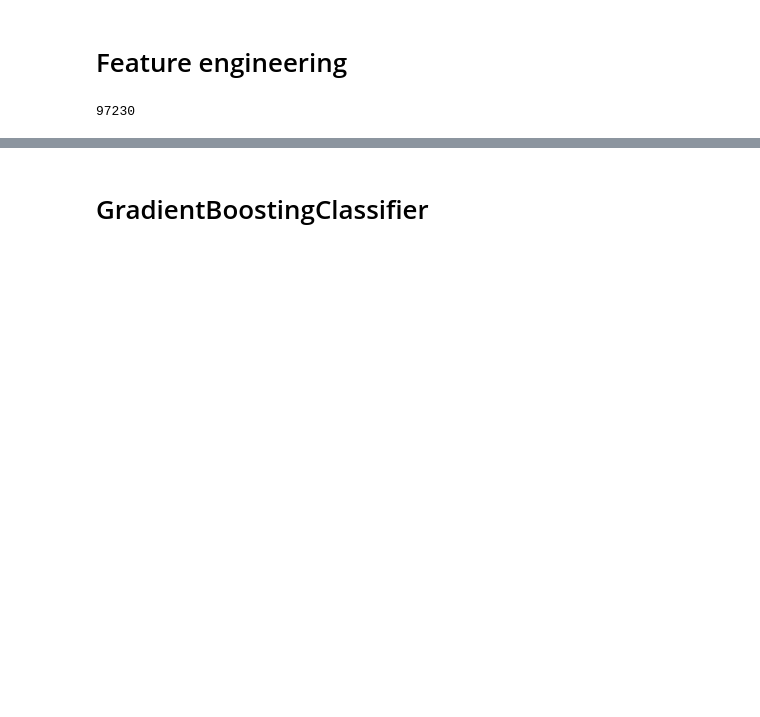
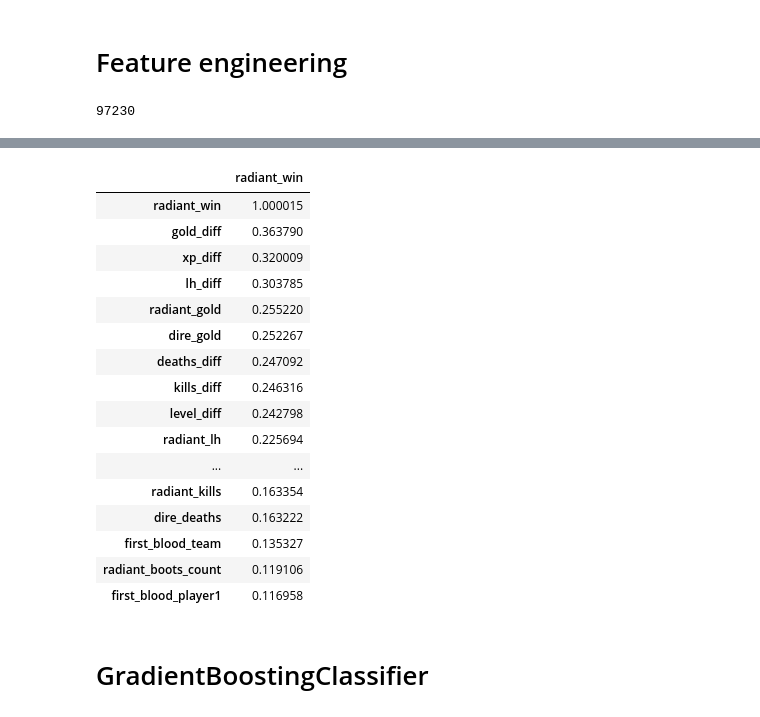
Before and after one commit to esceptico/Dota2WinPrediction, a Jupyter notebook: final_project.ipynb, the cells around one changed output, grey strips where cells are left out. Cells and saved outputs as stored; diff of their text form; code cells hidden in the pictures; blank space fills up the shorter version.

```diff
--- a/final_project.ipynb
+++ b/final_project.ipynb
@@ -50,7 +54,7 @@ sns.countplot('radiant_win', data=data);
 # %% [markdown]
 # Feature engineering
 # %%
-data = raw_data.fillna(raw_data.mean())
+data = data.fillna(data.mean())
 len(data)
 # %% [output]
 97230
@@ -67 +70,10 @@ y = data['radiant_win']
 X_train, X_holdout, y_train, y_holdout = train_test_split(X, y, test_size=0.3)
+# %%
+for attr in ['kills', 'deaths', 'lh', 'gold', 'level', 'xp']:
+    X_train['radiant_%s' % attr]=X_train.filter(regex=('^r._%s' % attr)).sum(axis=1)
+    X_train['dire_%s' % attr]=X_train.filter(regex=('^d._%s' % attr)).sum(axis=1)
+    X_train['%s_diff' % attr]=X_train['radiant_%s' % attr] - X_train['dire_%s' % attr]
+
+# for attr in ['kills', 'deaths', 'lh', 'gold', 'level', 'xp']:
+#     X.drop(['radiant_%s' % attr], axis = 1, inplace = True)
+#     X.drop(['dire_%s' % attr], axis = 1, inplace = True)
@@ -68,3 +106,26 @@ X_train, X_holdout, y_train, y_holdout = train_test_split(X, y, test_size=0.3)
+# %%
+pd.DataFrame(StandardScaler().fit_transform(pd.concat([X_train, y_train], axis=1)), columns=pd.concat([X_train, y_train], axis=1).columns) \
+    .cov()[['radiant_win',]] \
+    .abs() \
+    .sort_values(by='radiant_win', ascending=False)[:20]
+# %% [output]
+|  | radiant_win |
+| radiant_win | 1.000015 |
+| gold_diff | 0.363790 |
+| xp_diff | 0.320009 |
+| lh_diff | 0.303785 |
+| radiant_gold | 0.255220 |
+| dire_gold | 0.252267 |
+| deaths_diff | 0.247092 |
+| kills_diff | 0.246316 |
+| level_diff | 0.242798 |
+| radiant_lh | 0.225694 |
+| ... | ... |
+| radiant_kills | 0.163354 |
+| dire_deaths | 0.163222 |
+| first_blood_team | 0.135327 |
+| radiant_boots_count | 0.119106 |
+| first_blood_player1 | 0.116958 |
 # %% [markdown]
 # GradientBoostingClassifier
 # %% [markdown]
```
Also changed, not shown: parts of 5 cells of this notebook.
